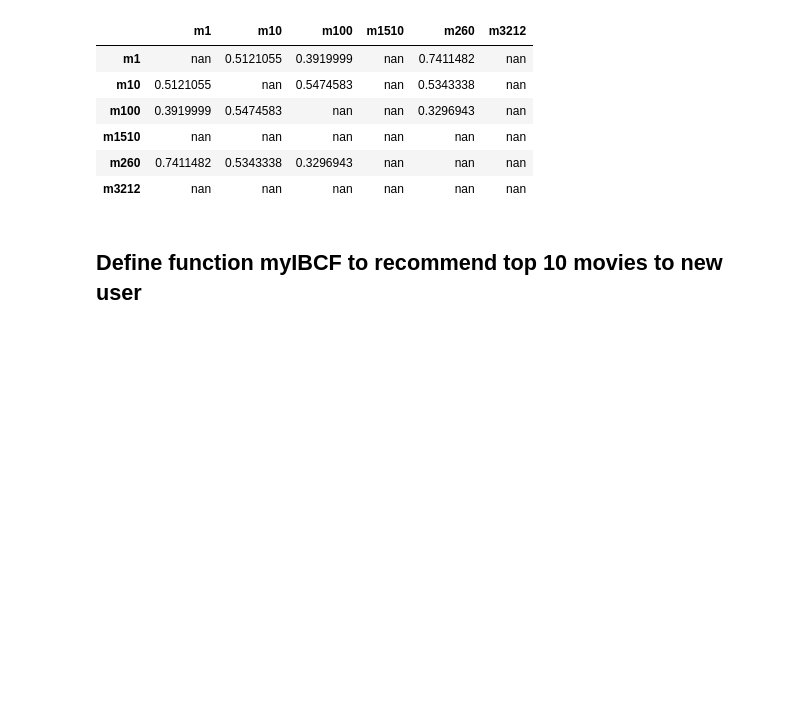
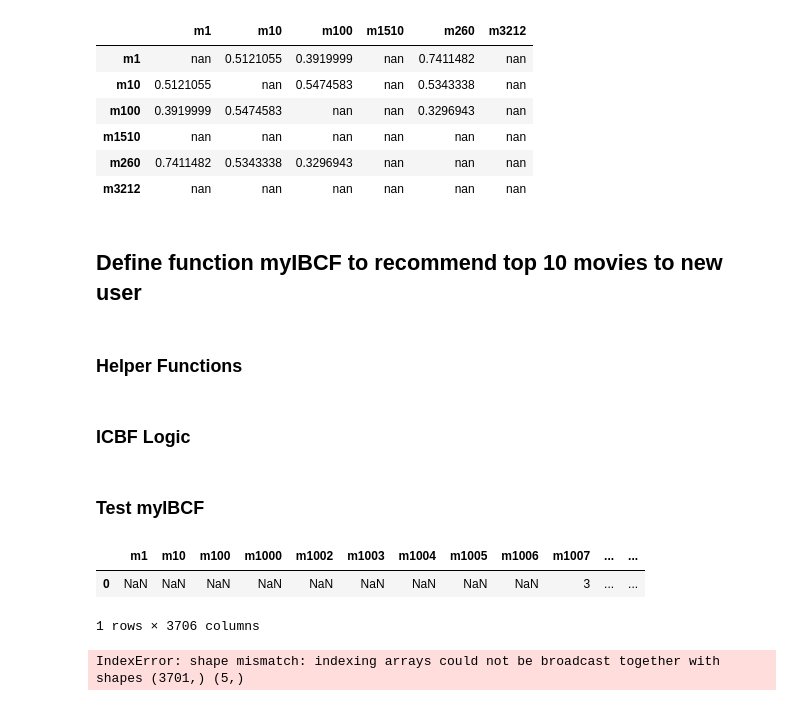
Before and after one commit to NealRyan/CS_598_Project_4-Movie_Recommender_System, a Jupyter notebook: System_II_Similarity_Matrix.ipynb, the cells around one changed output. Saved outputs shown, nothing was run; the diff lists cells and outputs as text; code cells hidden in the pictures; blank space fills up the shorter version.

Commit message:
continued myIBCF work

```diff
--- a/System_II_Similarity_Matrix.ipynb
+++ b/System_II_Similarity_Matrix.ipynb
@@ -331,3 +331,5 @@ movie_S_df.loc[selected_movie_IDs, selected_movie_IDs].style.format("{:.7f}")
 | m3212 | nan | nan | nan | nan | nan | nan |
 # %% [markdown]
 ## Define function myIBCF to recommend top 10 movies to new user
+# %% [markdown]
+### Helper Functions
@@ -334,3 +356,5 @@ movie_S_df.loc[selected_movie_IDs, selected_movie_IDs].style.format("{:.7f}")
+# %% [markdown]
+### ICBF Logic
 # %%
 def myIBCF(newuser, n_recommendations=10, min_rating_recommended=3.0, min_similarity_for_addition=0.9):
     """
@@ -411,3 +452,25 @@ def myIBCF(newuser, n_recommendations=10, min_rating_recommended=3.0, min_simila
 
     # Return IDs of recommended movies
     return recommended_movie_IDs
+# %% [markdown]
+### Test myIBCF
+# %%
+
+
+new_user_ratings = pd.DataFrame({col: [np.nan] for col in user_movie_df.columns})
+new_user_ratings['m1007'] = 3
+new_user_ratings['m999'] = 4
+new_user_ratings['m107'] = 5
+new_user_ratings['m99'] = 2
+new_user_ratings['m630'] = 1
+
+new_user_ratings
+# %% [output]
+|  | m1 | m10 | m100 | m1000 | m1002 | m1003 | m1004 | m1005 | m1006 | m1007 | ... | ... |
+| 0 | NaN | NaN | NaN | NaN | NaN | NaN | NaN | NaN | NaN | 3 | ... | ... |
+1 rows × 3706 columns
+# %%
+ibcf_result = myIBCF(new_user_ratings)
+ibcf_result
+# %% [output]
+IndexError: shape mismatch: indexing arrays could not be broadcast together with shapes (3701,) (5,)
```
Also changed, not shown: parts of 2 cells of this notebook, 3 other files.
